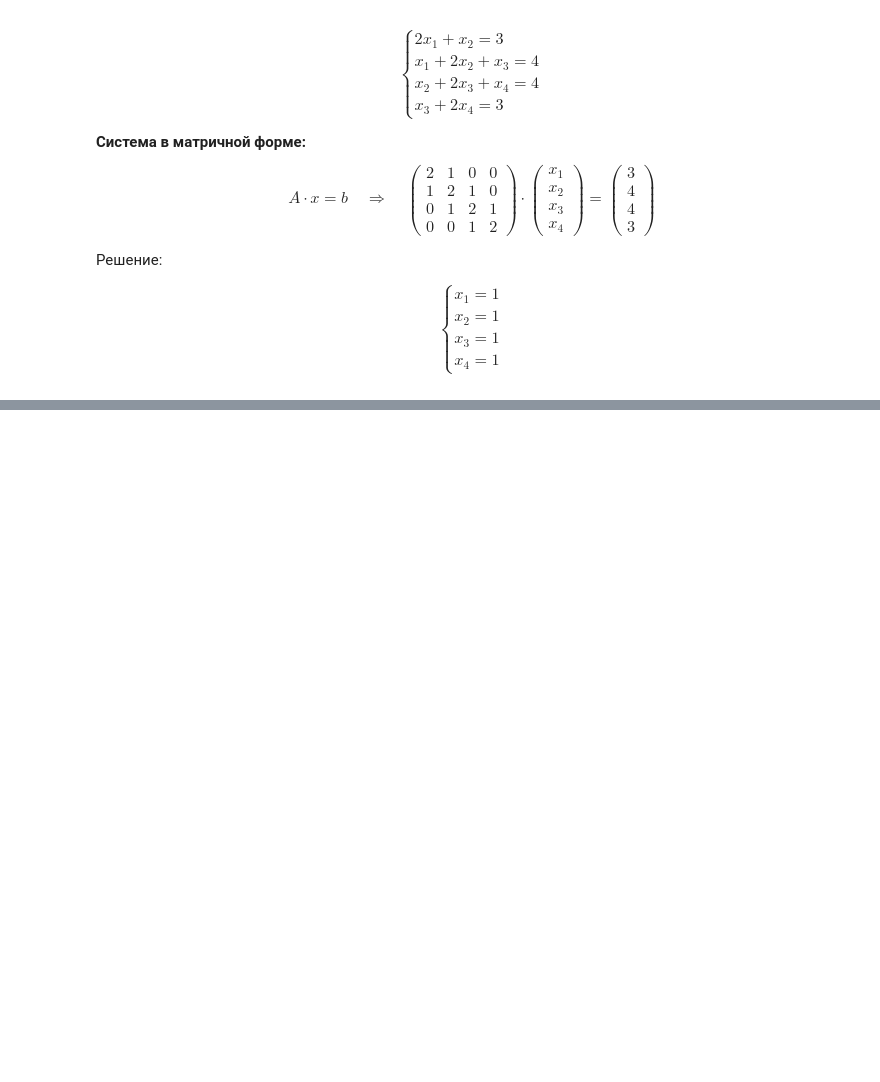
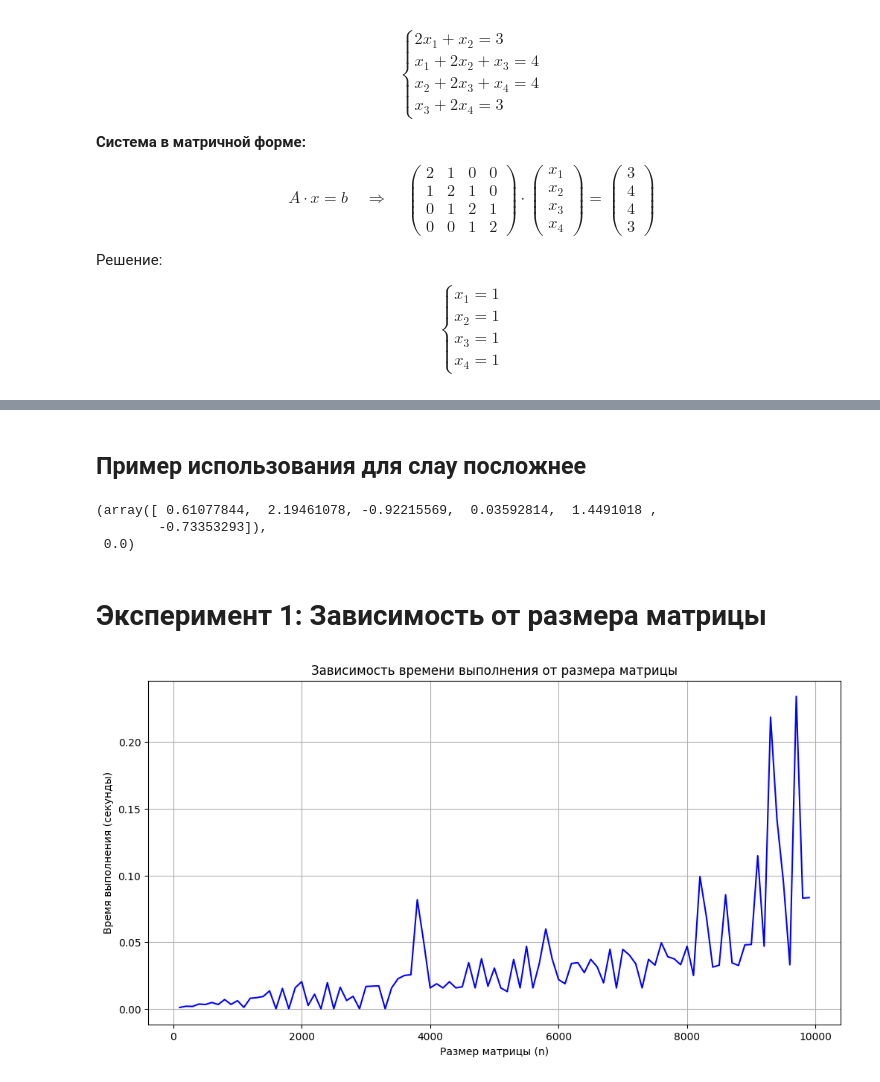
Before and after one commit to yobysheva/numerical_methods, a Jupyter notebook: matrix_algorithm.ipynb, the cells around one changed output, grey strips where cells are left out. Saved outputs shown, nothing was run; the diff lists cells and outputs as text; code cells hidden in the pictures; blank space fills up the shorter version.

Commit message:
lab 5 graphics

```diff
--- a/matrix_algorithm.ipynb
+++ b/matrix_algorithm.ipynb
@@ -130,0 +183,35 @@ array([1., 1., 1., 1.])
+# %% [markdown]
+## Пример использования для слау посложнее
+# %%
+C = [2, 5, 8, 11, 14]
+B = [1, 4, 7, 10, 13, 16]
+A = [3, 6, 9, 12, 15]
+F = [5, 6, 7, 8, 9, 10]
+traditional_matrix_algorithm(A, B, C, F)
+# %% [output]
+(array([ 0.61077844,  2.19461078, -0.92215569,  0.03592814,  1.4491018 ,
+        -0.73353293]),
+ 0.0)
+# %% [markdown]
+# Эксперимент 1: Зависимость от размера матрицы
+# %%
+sizes = range(100, 10000, 100)
+times_size = []
+
+for n in sizes:
+    A = np.ones(n-1)
+    B = 2 * np.ones(n)
+    C = np.ones(n-1)
+    F = np.concatenate([[3], 4*np.ones(n-2), [3]])
+    _, t = traditional_matrix_algorithm(A, B, C, F)
+    times_size.append(t)
+
+plt.figure(figsize=(12, 6))
+plt.plot(sizes, times_size, 'b-')
+plt.title('Зависимость времени выполнения от размера матрицы')
+plt.xlabel('Размер матрицы (n)')
+plt.ylabel('Время выполнения (секунды)')
+plt.grid(True)
+plt.show()
+# %% [output]
+[figure, added]
```
Also changed, not shown: parts of 16 cells of this notebook.
